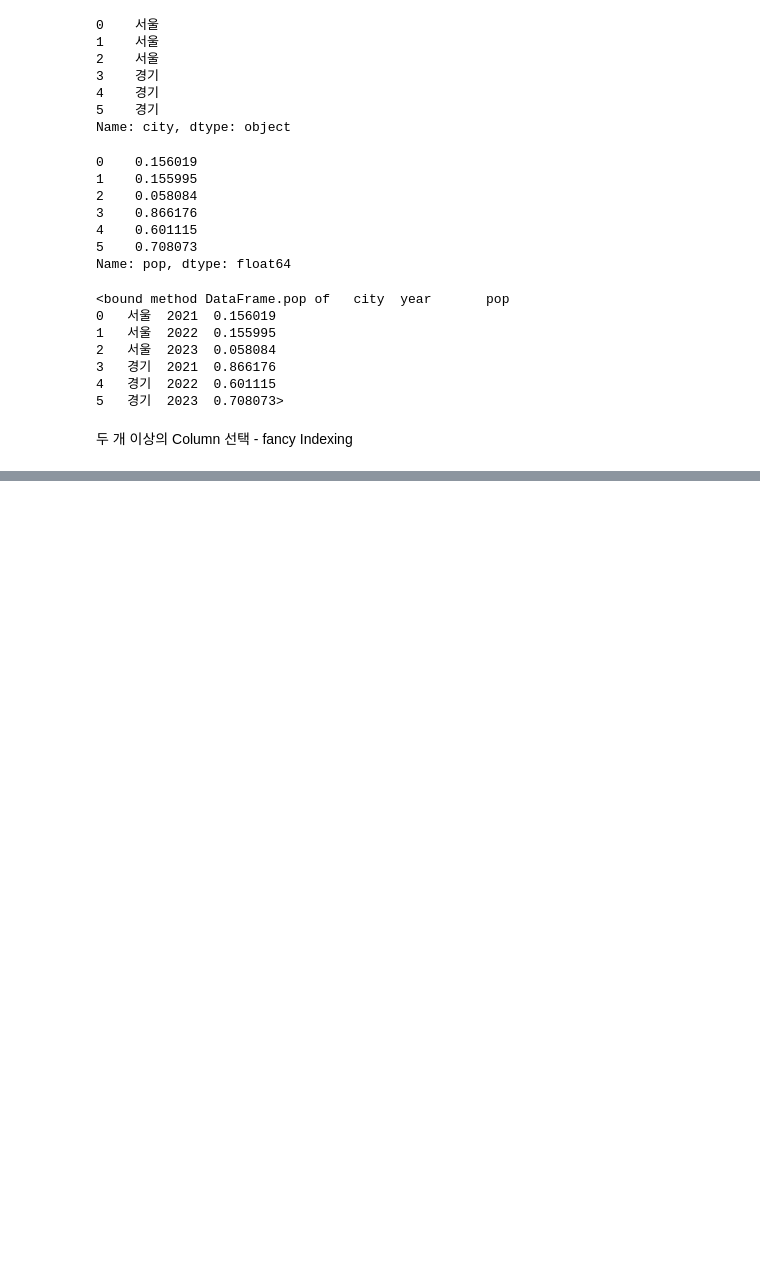
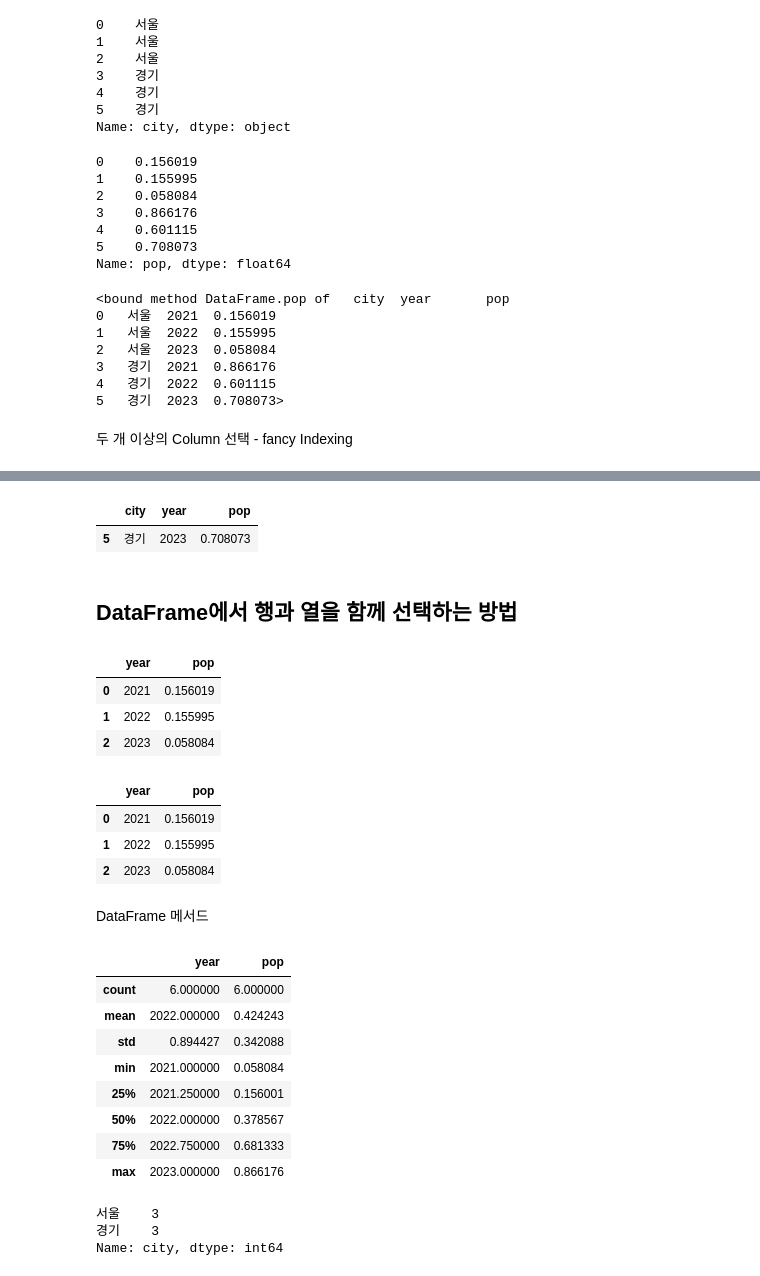
Before and after one commit to kim-dahun/python-study, a Jupyter notebook: py14_pandas.ipynb, the cells around one changed output, grey strips where cells are left out. Cells and saved outputs as stored; diff of their text form; code cells hidden in the pictures; blank space fills up the shorter version.

```diff
--- a/py14_pandas.ipynb
+++ b/py14_pandas.ipynb
@@ -388,0 +529,44 @@ x[['city','pop']]
+# %%
+# 경기도의 2023년 자료를 선택
+x[(x.city=='경기') & (x.year == 2023)]
+# %% [output]
+|  | city | year | pop |
+| 5 | 경기 | 2023 | 0.708073 |
+# %% [markdown]
+## DataFrame에서 행과 열을 함께 선택하는 방법
+# %%
+x[x.city=='서울'][['year','pop']]
+# %% [output]
+|  | year | pop |
+| 0 | 2021 | 0.156019 |
+| 1 | 2022 | 0.155995 |
+| 2 | 2023 | 0.058084 |
+# %%
+x.loc[x.city=='서울',['year','pop']]
+# %% [output]
+|  | year | pop |
+| 0 | 2021 | 0.156019 |
+| 1 | 2022 | 0.155995 |
+| 2 | 2023 | 0.058084 |
+# %% [markdown]
+DataFrame 메서드
+# %%
+x.describe()
+# 숫자 타입 컬럼(들)의 기술 통계량(descriptive statistics)
+# NA가 아닌 데이터 개수, 평균, 표준편차, 최소, 최대값, 4사분위 값
+# %% [output]
+|  | year | pop |
+| count | 6.000000 | 6.000000 |
+| mean | 2022.000000 | 0.424243 |
+| std | 0.894427 | 0.342088 |
+| min | 2021.000000 | 0.058084 |
+| 25% | 2021.250000 | 0.156001 |
+| 50% | 2022.000000 | 0.378567 |
+| 75% | 2022.750000 | 0.681333 |
+| max | 2023.000000 | 0.866176 |
+# %%
+x['city'].value_counts() # 카테고리 타입 변수의 빈도수(frequency)
+# %% [output]
+서울    3
+경기    3
+Name: city, dtype: int64
```
Also changed, not shown: parts of 11 cells of this notebook.
